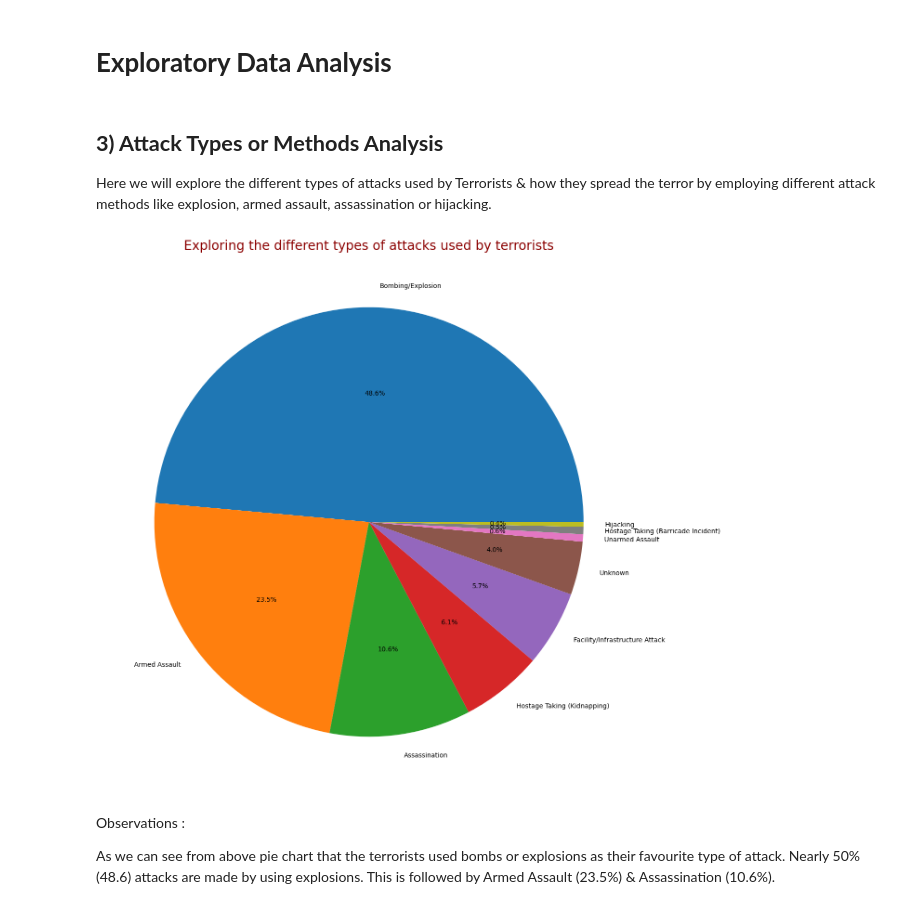
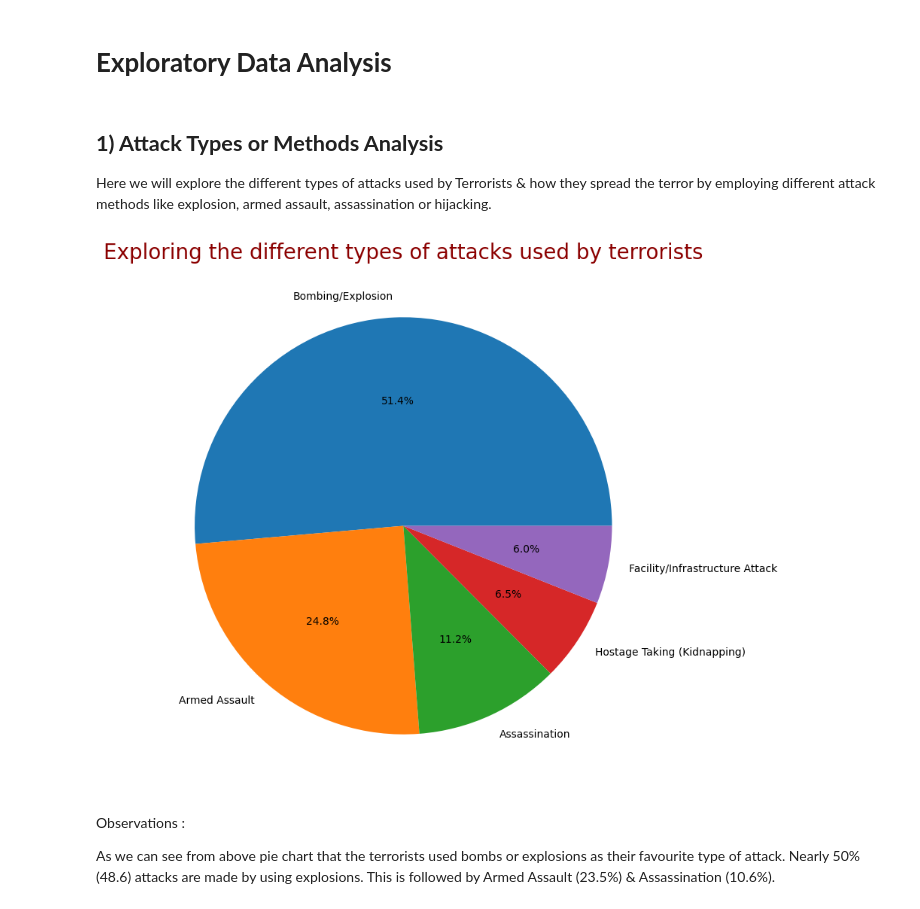
Before and after one commit to somyakmukherjee/Exploratory-Data-Analysis-on-Global-Terrorism, a Jupyter notebook: Capstone_Project_Global_terrorism_EDA_by_Somyak_Mukherjee.ipynb, the cells around one changed output. Saved outputs shown, nothing was run; the diff lists cells and outputs as text; code cells hidden in the pictures.

```diff
--- a/Capstone_Project_Global_terrorism_EDA_by_Somyak_Mukherjee.ipynb
+++ b/Capstone_Project_Global_terrorism_EDA_by_Somyak_Mukherjee.ipynb
@@ -29,7 +32,7 @@ drive.mount('/content/drive')
 
 # Retrieve data from csv file
 filepath = '/content/drive/MyDrive/Global_Terrorism_Data.csv'
-globa_terr_data = pd.read_csv(filepath)
+globa_terr_data = pd.read_csv(filepath, low_memory=False)
 
 # Create dataframe
 gt_df = pd.DataFrame(globa_terr_data)
@@ -243,18 +246,18 @@ Most Attack Types:  Bombing/Explosion
 # %% [markdown]
 # **Exploratory Data Analysis**
 # %% [markdown]
-## **3) Attack Types or Methods Analysis**
+## **1) Attack Types or Methods Analysis**
 
 Here we will explore the different types of attacks used by Terrorists & how they spread the terror by employing different attack methods like explosion, armed assault, assassination or hijacking.
 # %%
 # Pie Plot of AttackTypes
-plt.figure(figsize=(15,15))
-df = gt_df['Attacktype'].value_counts()
+plt.figure(figsize=(10,9))
+df = gt_df['Attacktype'].value_counts().head(5)
 plt.pie(df, labels=df.index, autopct='%1.1f%%')
 plt.title("Exploring the different types of attacks used by terrorists",fontsize=20,color='Darkred')
 plt.show()
 # %% [output]
-[figure, old version]
+[figure, new version]
 # %% [markdown]
 Observations :
 
```
Also changed, not shown: parts of 28 cells of this notebook.
